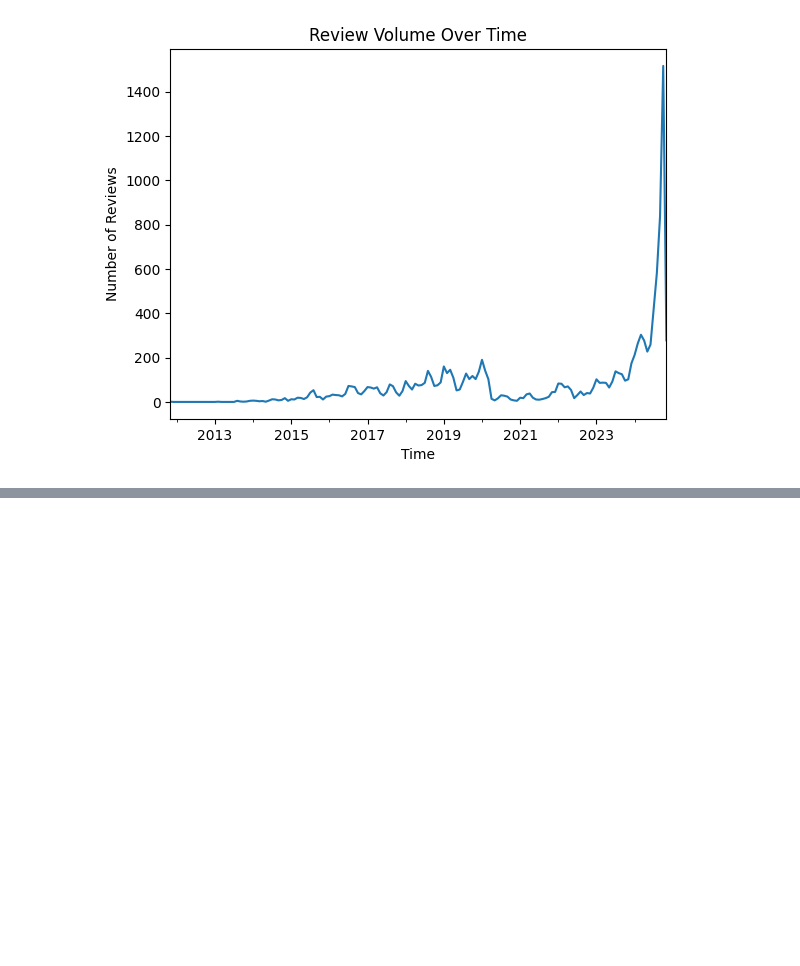
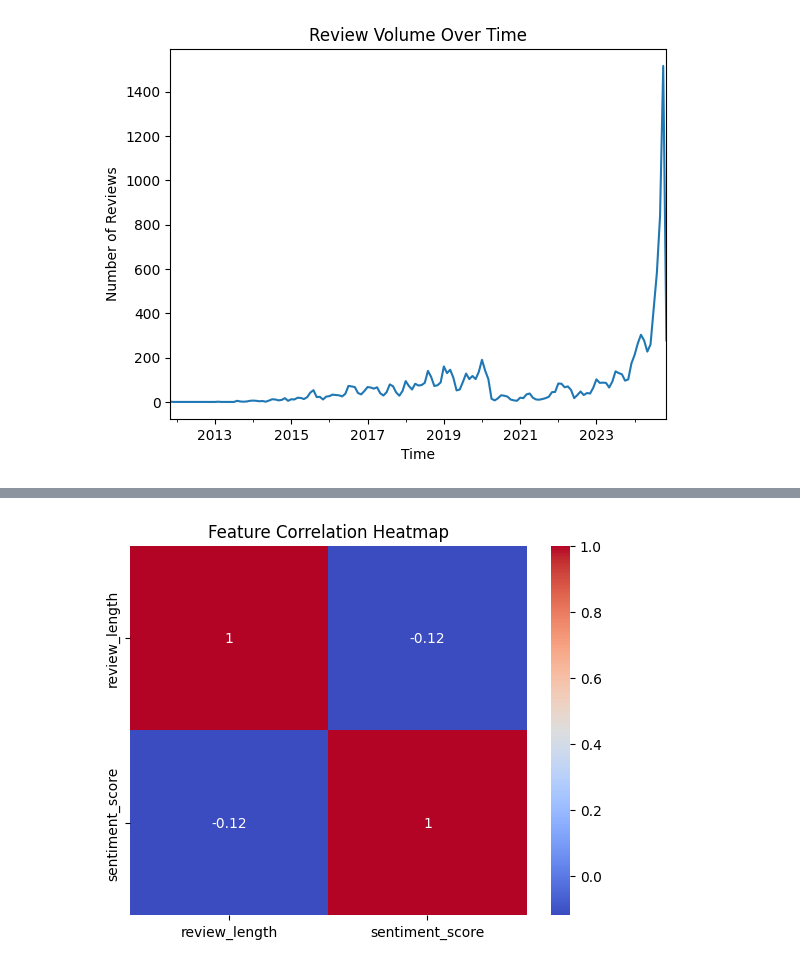
Before and after one commit to NotMishaal/TripAdvisor-Review-CW, a Jupyter notebook: task_1/EDA_techniques_on_raw_data.ipynb, the cells around one changed output, grey strips where cells are left out. Drawn from its saved outputs; the diff is of its cells as text; code cells hidden in the pictures; blank space fills up the shorter version.

```diff
--- a/task_1/EDA_techniques_on_raw_data.ipynb
+++ b/task_1/EDA_techniques_on_raw_data.ipynb
@@ -222,0 +191,11 @@ plt.show()
+# %%
+#Show correlations between numerical features
+required_columns = ['review_length', 'sentiment_score']
+existing_columns = [col for col in required_columns if col in df.columns]
+
+# Plot heatmap for existing numerical columns
+sns.heatmap(df[existing_columns].corr(), annot=True, cmap='coolwarm')
+plt.title("Feature Correlation Heatmap")
+plt.show()
+# %% [output]
+[figure, added]
```
Also changed, not shown: parts of 13 cells of this notebook.
